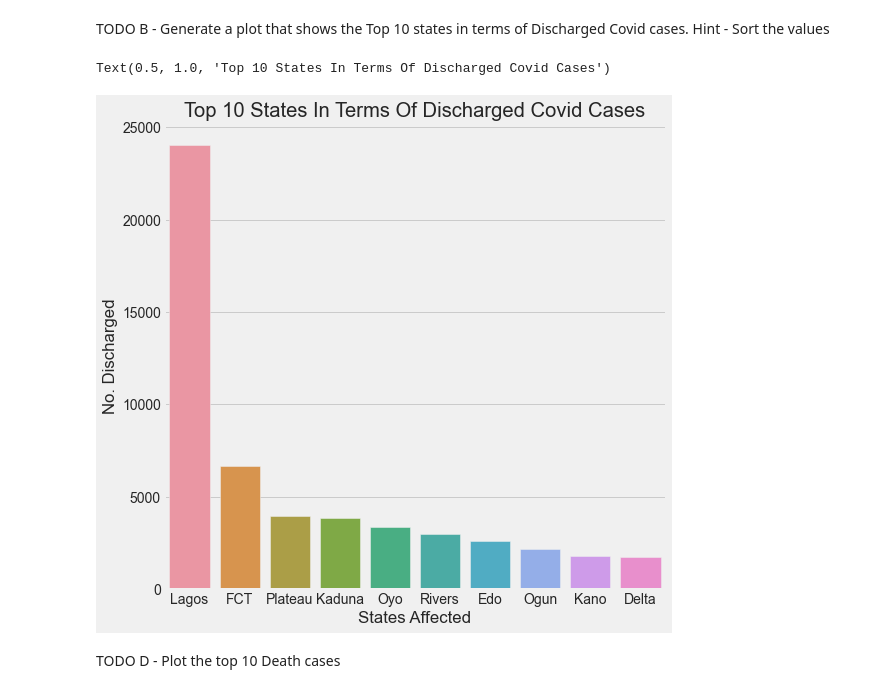
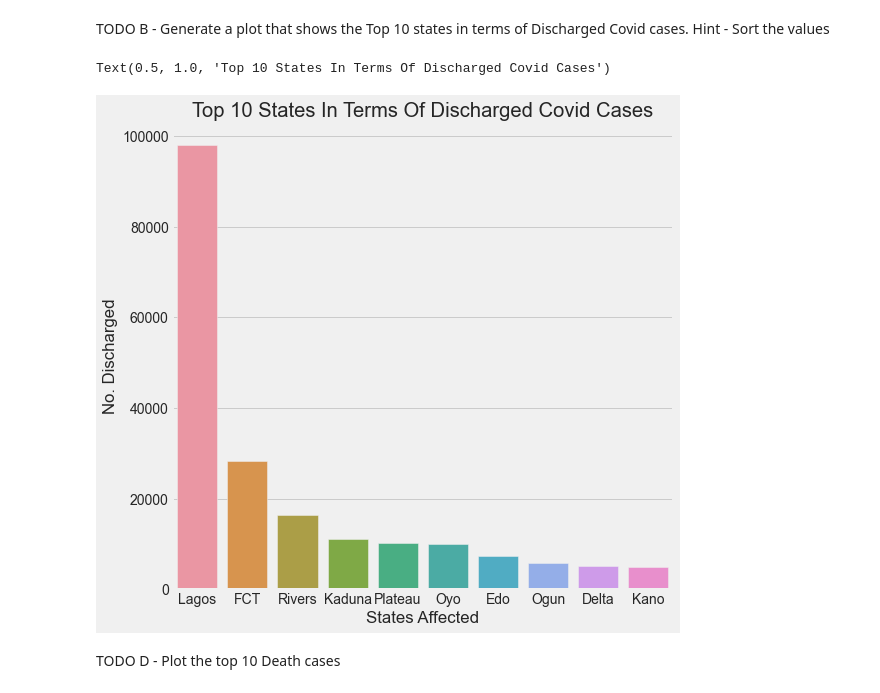
Before and after one commit to laplace125/Nigeria-COVID-19-Data-Analysis-Using-Python, a Jupyter notebook: covidproject.ipynb, the cells around one changed output. Cells and saved outputs as stored; diff of their text form; code cells hidden in the pictures.

```diff
--- a/covidproject.ipynb
+++ b/covidproject.ipynb
@@ -375,10 +413,10 @@ TODO B - Generate a plot that shows the Top 10 states in terms of Discharged Cov
 # %%
 data = plt.subplots(figsize=(8,8))
 sns.barplot(x ='States Affected' , y='No. Discharged' ,
-            data = covidNig.sort_values('No. Discharged', ascending = False).head(10)).set_title('Top 10 States In Terms Of Discharged Covid Cases')
+            data = ncdc_covid_data.sort_values('No. Discharged', ascending = False).head(10)).set_title('Top 10 States In Terms Of Discharged Covid Cases')
 # %% [output]
 Text(0.5, 1.0, 'Top 10 States In Terms Of Discharged Covid Cases')
-[figure, old version]
+[figure, new version]
 # %% [markdown]
 TODO D - Plot the top 10 Death cases
 # %%
```
Also changed, not shown: parts of 46 cells of this notebook.
